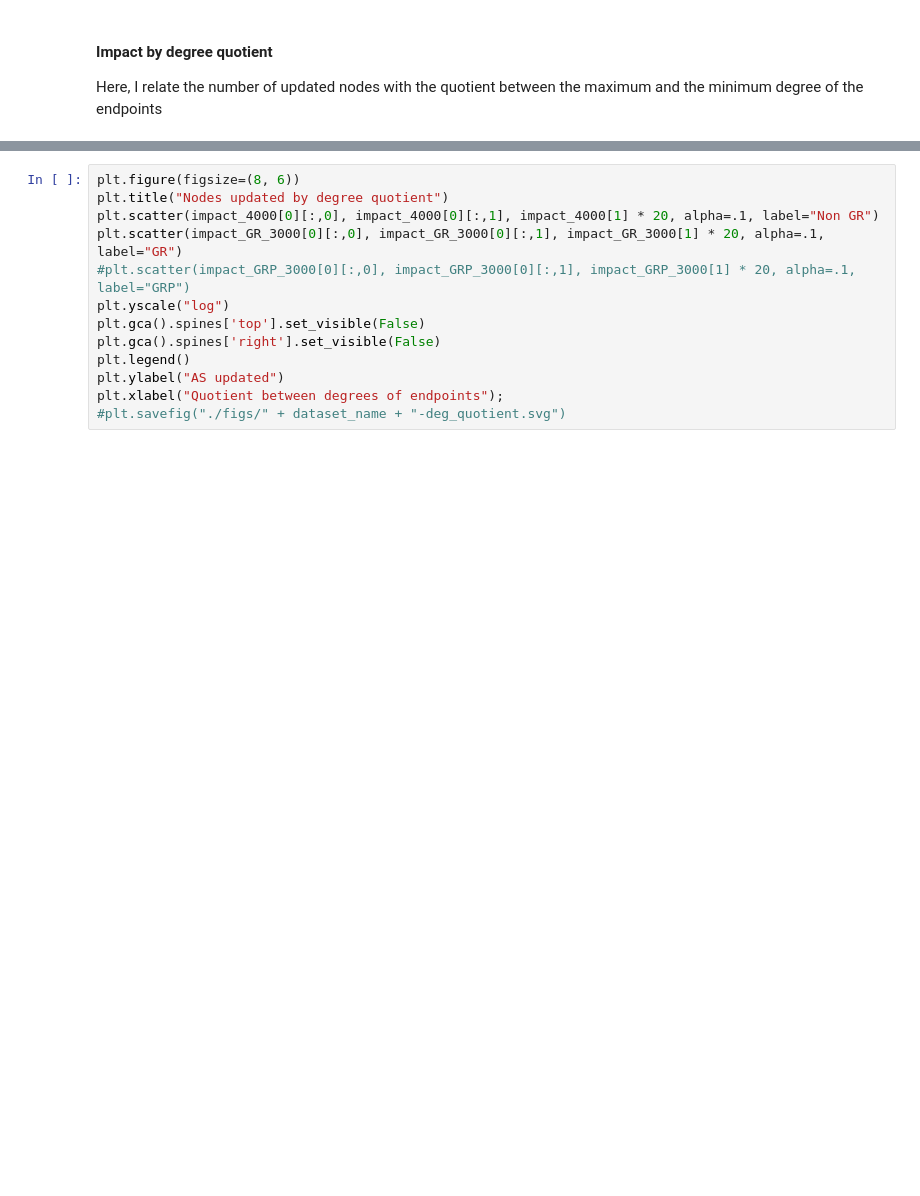
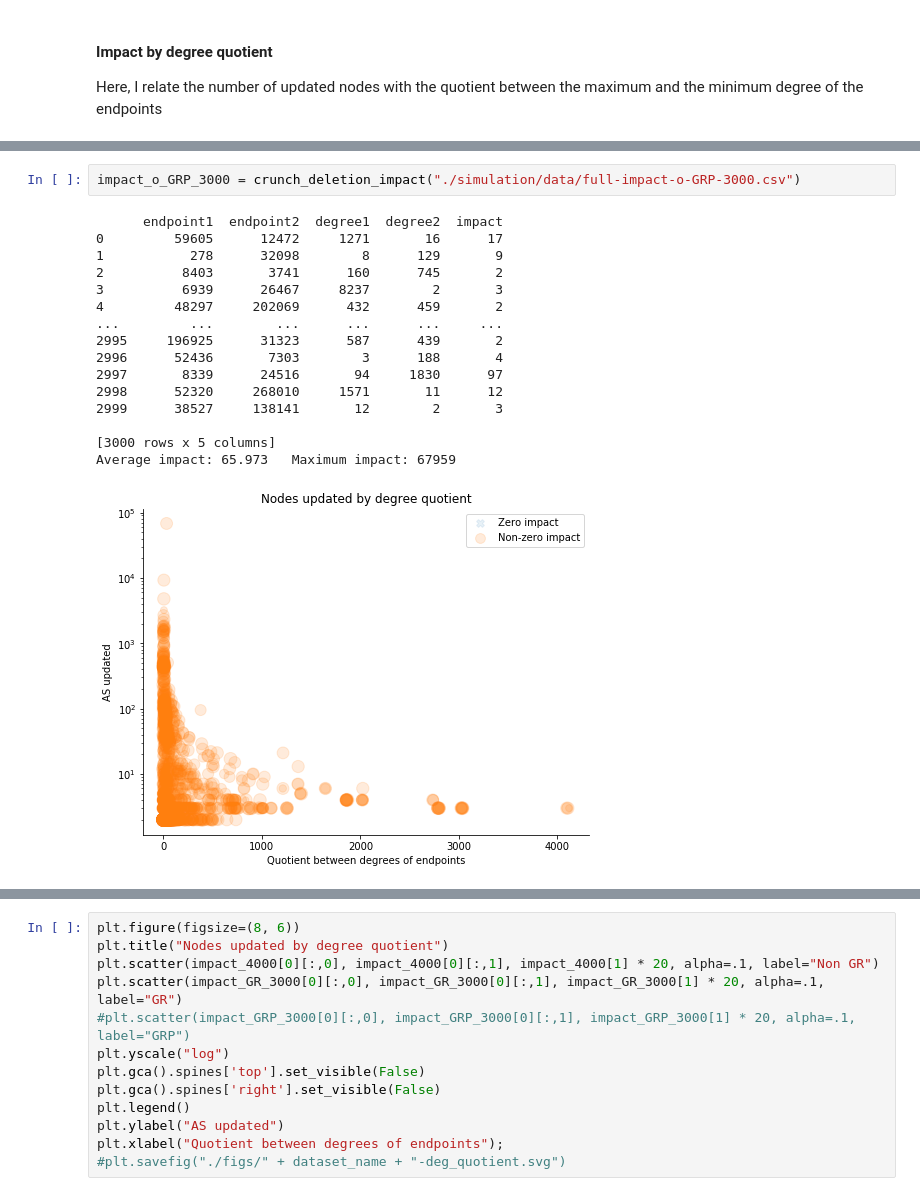
Before and after one commit to dedis/student_20_compactInternet, a Jupyter notebook: TZ_metrics.ipynb, the cells around one changed output, grey strips where cells are left out. Drawn from its saved outputs; the diff is of its cells as text; blank space fills up the shorter version.

```diff
--- a/TZ_metrics.ipynb
+++ b/TZ_metrics.ipynb
@@ -128,6 +132,25 @@ def crunch_deletion_impact(filename):
     #plt.savefig("./figs/" + dataset_name + "-deg_quotient.svg")
 
     return degree_quotient_impact, abs_deg_val
+# %%
+impact_o_GRP_3000 = crunch_deletion_impact("./simulation/data/full-impact-o-GRP-3000.csv")
+# %% [output]
+      endpoint1  endpoint2  degree1  degree2  impact
+0         59605      12472     1271       16      17
+1           278      32098        8      129       9
+2          8403       3741      160      745       2
+3          6939      26467     8237        2       3
+4         48297     202069      432      459       2
+...         ...        ...      ...      ...     ...
+2995     196925      31323      587      439       2
+2996      52436       7303        3      188       4
+2997       8339      24516       94     1830      97
+2998      52320     268010     1571       11      12
+2999      38527     138141       12        2       3
+
+[3000 rows x 5 columns]
+Average impact: 65.973   Maximum impact: 67959
+[figure, added]
 # %%
 impact_GRP_3000 = crunch_deletion_impact("./simulation/data/full-impact-GRP-3000.csv")
 # %% [output]
```
Also changed, not shown: parts of 22 cells of this notebook, 12 other files.
